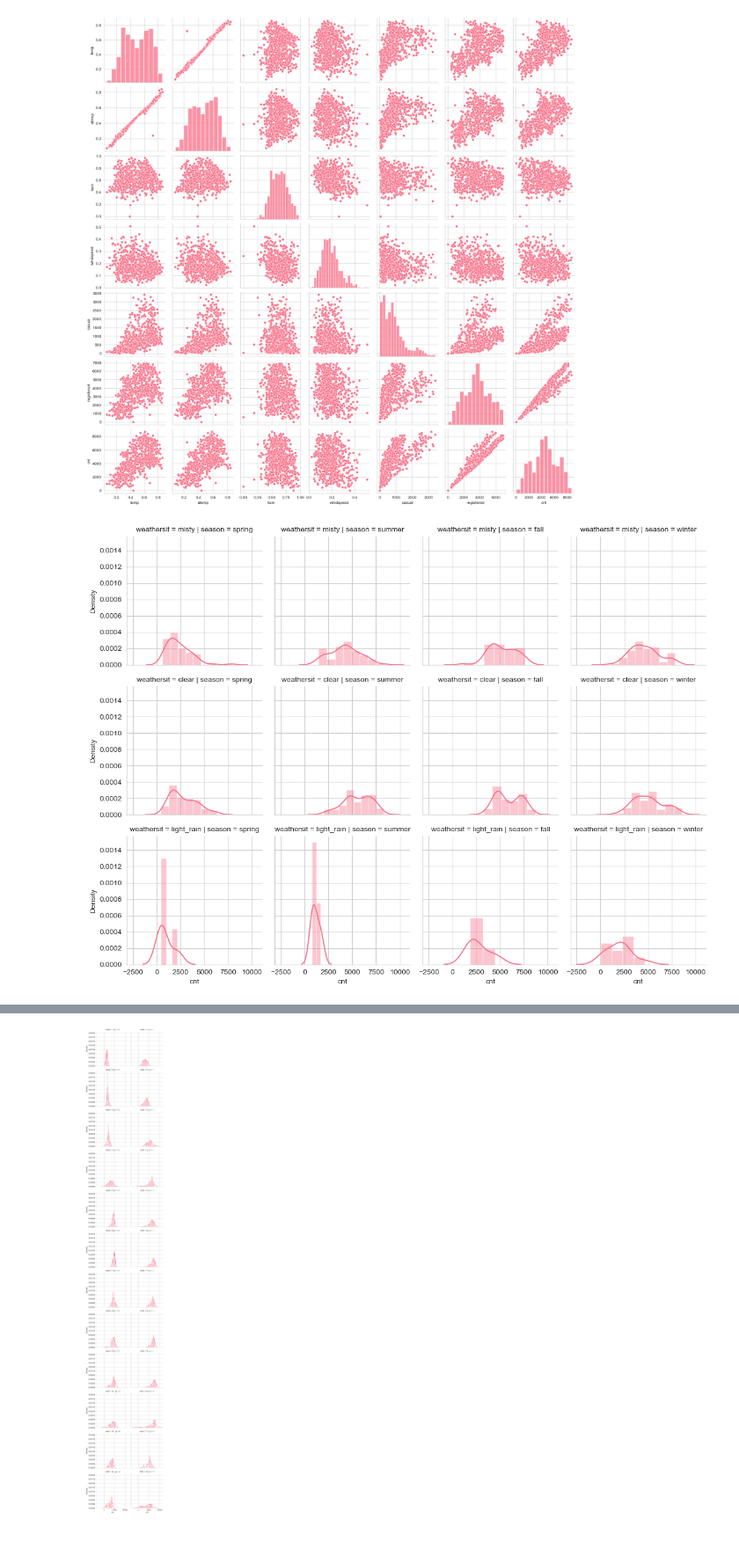
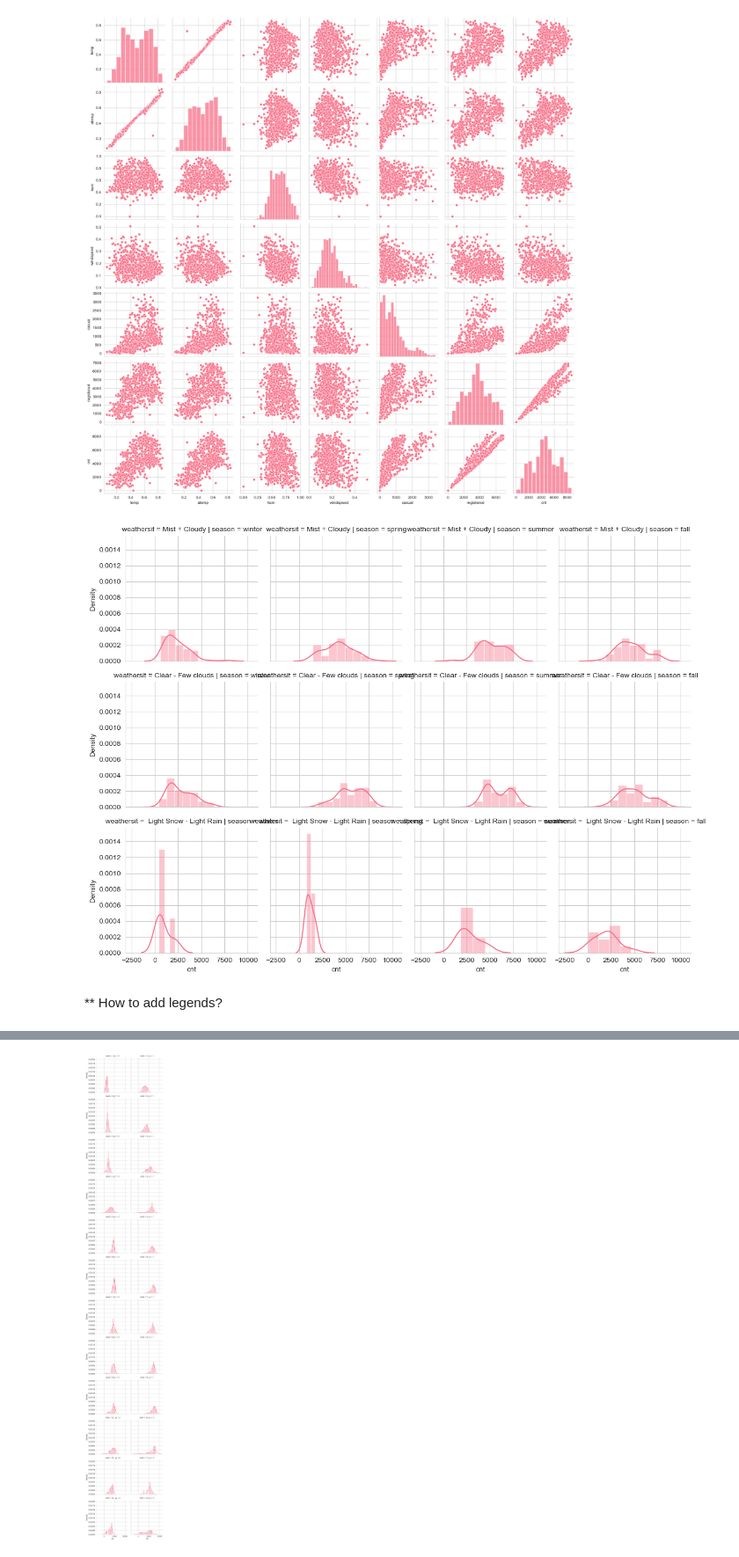
Before and after one commit to sfdatade/machine_learning_bikes_project, a Jupyter notebook: Bpp.ipynb, the cells around one changed output, grey strips where cells are left out. Shown at 88% size. Saved outputs shown, nothing was run; the diff lists cells and outputs as text; code cells hidden in the pictures.

Commit message:
machine_learning_bikes_exercises_a23

```diff
--- a/Bpp.ipynb
+++ b/Bpp.ipynb
@@ -255,13 +270,13 @@ Assign names to values of weathersit column
 # %%
 def wsit(x):
     if x==1:
-        return("clear")
+        return("Clear - Few clouds")
     elif x == 2:
-        return("misty")
+        return("Mist + Cloudy")
     elif x == 3:
-        return("light_rain")
+        return(" Light Snow - Light Rain")
     else:
-        return("heavy_rain")
+        return("Heavy Rain")
 # %%
 bikes["weathersit"] = bikes["weathersit"].apply(wsit)
 # %%
@@ -488,7 +503,15 @@ plt.show()
 # %%
 # FacetGrid plot of cnt w.r.t. weathersit and season
 
-sns.FacetGrid(bikes, col = 'season', row = 'weathersit').map(sns.distplot, 'cnt')
+#sns.FacetGrid(bikes, col = 'season', row = 'weathersit').map(sns.distplot, 'cnt')
+#plt.show()
+
+#Plus Legend
+grid = sns.FacetGrid(bikes, col='season', row='weathersit')
+grid.map(sns.distplot, 'cnt')
+grid.add_legend()
 plt.show()
 # %% [output]
-[figure, old version]
+[figure, new version]
+# %% [markdown]
+** How to add legends?
```
Also changed, not shown: parts of 61 cells of this notebook.
